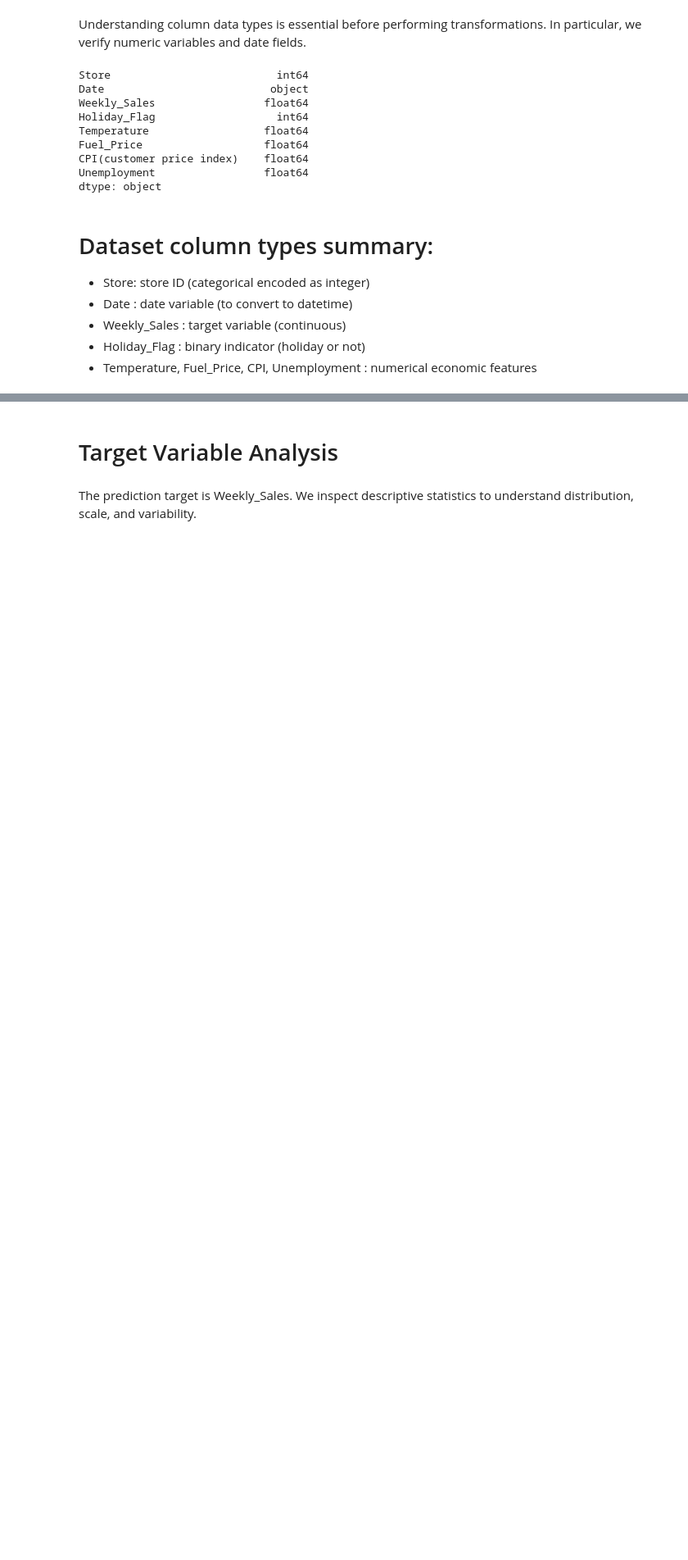
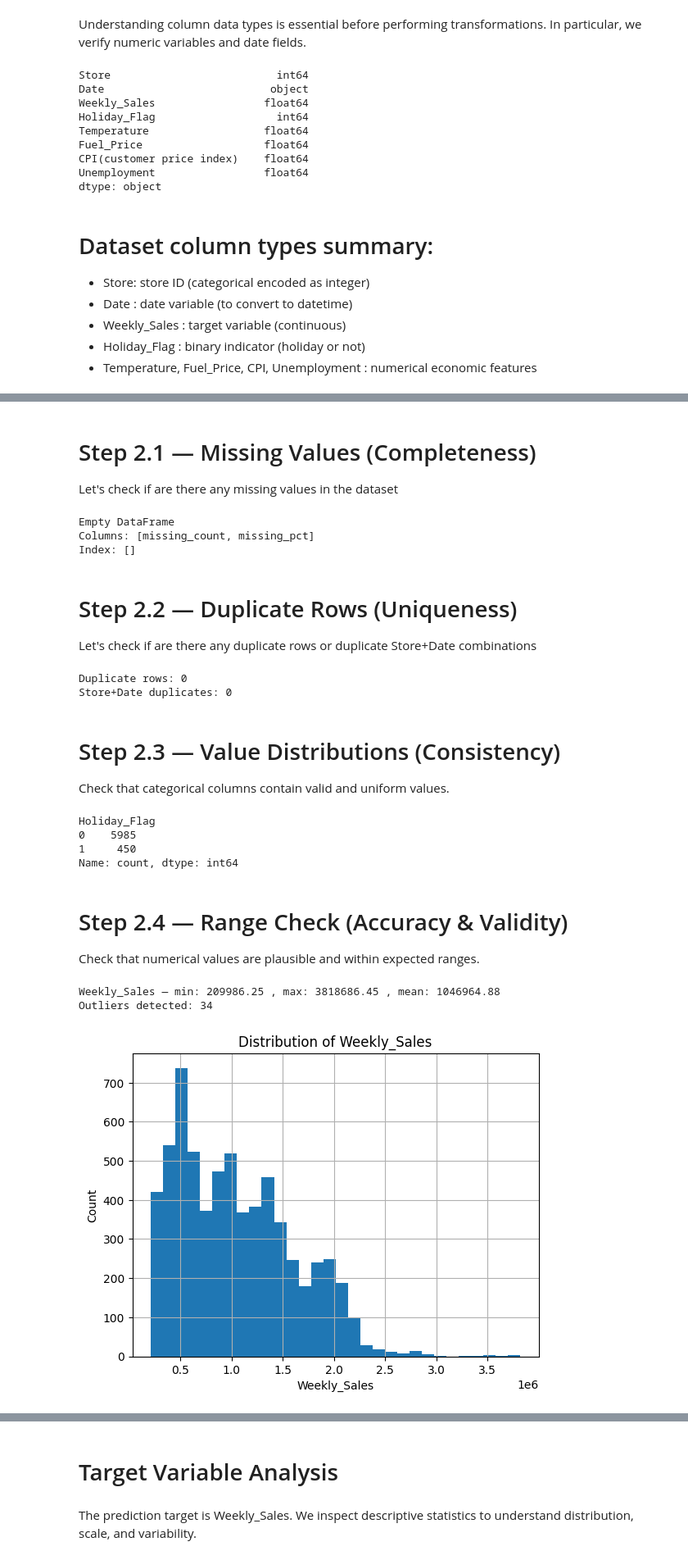
Before and after one commit to Dany281022/AppliedProject, a Jupyter notebook: code/data_pipeline.ipynb, the cells around one changed output, grey strips where cells are left out. Shown at 82% size. Drawn from its saved outputs; the diff is of its cells as text; code cells hidden in the pictures; blank space fills up the shorter version.

```diff
--- a/code/data_pipeline.ipynb
+++ b/code/data_pipeline.ipynb
@@ -80,0 +310,69 @@ dtype: object
+# %% [markdown]
+# Step 2.1 — Missing Values (Completeness)
+Let's check if are there any missing values in the dataset
+# %%
+missing = df.isnull().sum()
+missing_pct = (missing / len(df) * 100).round(2)
+
+quality_report = pd.DataFrame({
+    "missing_count": missing,
+    "missing_pct":   missing_pct,
+})
+
+print(quality_report[quality_report["missing_count"] > 0])
+# %% [output]
+Empty DataFrame
+Columns: [missing_count, missing_pct]
+Index: []
+# %% [markdown]
+# Step 2.2 — Duplicate Rows (Uniqueness)
+Let's check if are there any duplicate rows or duplicate Store+Date combinations
+# %%
+n_duplicates = df.duplicated().sum()
+print("Duplicate rows:", n_duplicates)
+
+if n_duplicates > 0:
+    print(df[df.duplicated(keep=False)].head(6))
+
+# Store + Date duplicates
+duplicates_count = df.reset_index().duplicated(subset=["Store", "Date"]).sum()
+print("Store+Date duplicates:", duplicates_count)
+# %% [output]
+Duplicate rows: 0
+Store+Date duplicates: 0
+# %% [markdown]
+# Step 2.3 — Value Distributions (Consistency)
+Check that categorical columns contain valid and uniform values.
+# %%
+df["Holiday_Flag"].value_counts()
+# %% [output]
+Holiday_Flag
+0    5985
+1     450
+Name: count, dtype: int64
+# %% [markdown]
+# Step 2.4 — Range Check (Accuracy & Validity)
+Check that numerical values are plausible and within expected ranges.
+# %%
+col = "Weekly_Sales"
+print(col, "— min:", df[col].min(), ", max:", df[col].max(), ", mean:", round(df[col].mean(), 2))
+
+# IQR outlier detection
+Q1 = df["Weekly_Sales"].quantile(0.25)
+Q3 = df["Weekly_Sales"].quantile(0.75)
+IQR = Q3 - Q1
+lower = Q1 - 1.5 * IQR
+upper = Q3 + 1.5 * IQR
+
+outliers = df[(df["Weekly_Sales"] < lower) | (df["Weekly_Sales"] > upper)]
+print("Outliers detected:", len(outliers))
+
+df[col].hist(bins=30)
+plt.title("Distribution of " + col)
+plt.xlabel(col)
+plt.ylabel("Count")
+plt.show()
+# %% [output]
+Weekly_Sales — min: 209986.25 , max: 3818686.45 , mean: 1046964.88
+Outliers detected: 34
+[figure, added]
```
Also changed, not shown: parts of 65 cells of this notebook, 8 other files.
